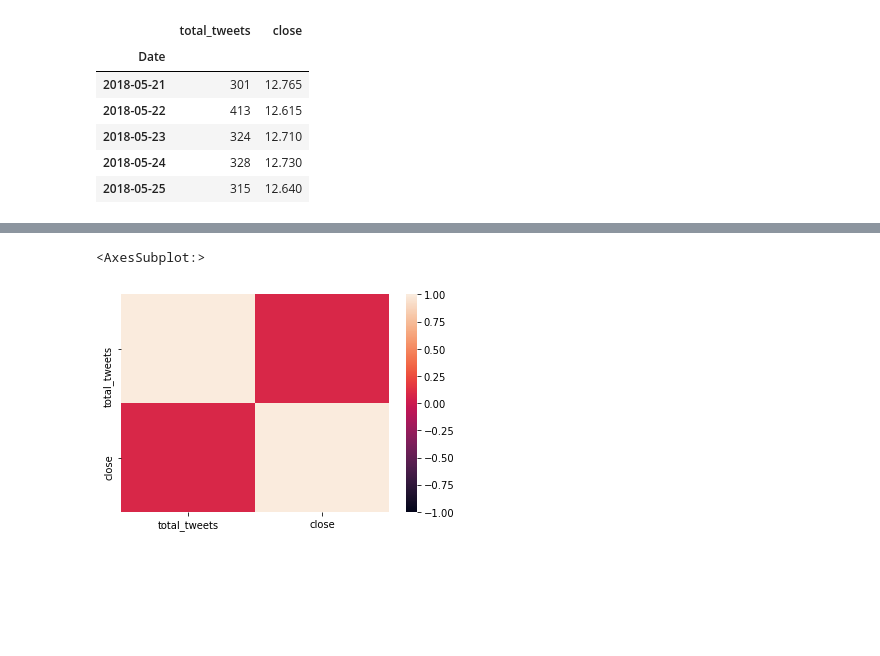
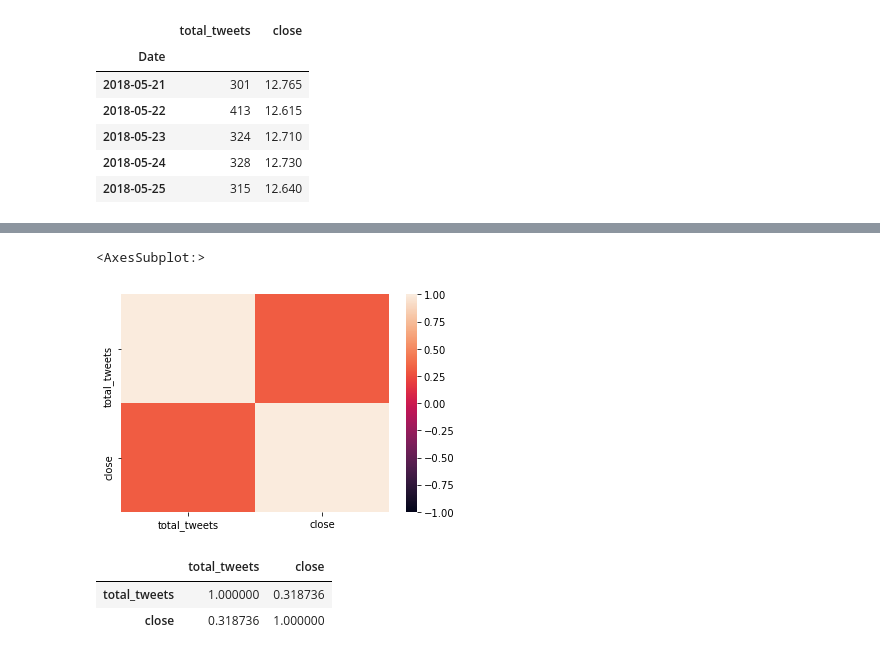
Before and after one commit to mhasnaind/Project1, a Jupyter notebook: Gamestop/Gamestop_data.ipynb, the cells around one changed output, grey strips where cells are left out. Drawn from its saved outputs; the diff is of its cells as text; code cells hidden in the pictures; blank space fills up the shorter version.

```diff
--- a/Gamestop/Gamestop_data.ipynb
+++ b/Gamestop/Gamestop_data.ipynb
@@ -164,3 +181,9 @@ df_gamestop_2.head()
 | 2018-05-23 00:00:00-04:00 | 12.54 | 12.750 | 12.44 | 12.710 | 2822301 |
 | 2018-05-24 00:00:00-04:00 | 12.58 | 12.780 | 12.45 | 12.730 | 2678786 |
 | 2018-05-25 00:00:00-04:00 | 12.75 | 12.800 | 12.58 | 12.640 | 2170417 |
+# %%
+
+
+df_gamestop_2.index = df_gamestop_2.index.values.astype('datetime64[D]')
+df_gamestop_2.index = df_gamestop_2.index.set_names(['Date'])
+df_gamestop_2.tail()
@@ -288,19 +346,13 @@ df_gamestop_2.tail()
 | 2021-05-18 | 174.70 | 189.2000 | 168.27 | 180.574 | 7540252 |
 | 2021-05-19 | 172.73 | 178.9799 | 164.15 | 168.839 | 4603845 |
 # %%
-result = pd.merge(twitter_data, df_gamestop_2['GME'], how='outer', on='Date')
+Social_GME_data = pd.merge(twitter_data, df_gamestop_2['GME'], how='outer', on='Date')
 
-#result = df.join(twitter_data, df_gamestop_2)
+Social_GME_data = Social_GME_data.drop(['gamestock','gamestonk','gme','r/wallstreetbets'], axis =1)
 
-#result = twitter_data.join(pd.concat([df_gamestop_2], axis=1, keys=['Date']))
+Social_GME_data = Social_GME_data.drop(['open','high','low','volume'], axis =1)
 
-#result.dropna(inplace = True)
-
-result = result.drop(['gamestock','gamestonk','gme','r/wallstreetbets'], axis =1)
-
-result = result.drop(['open','high','low','volume'], axis =1)
-
-result.head()
+Social_GME_data.head()
 # %% [output]
 |  | total_tweets | close |
 | Date |  |  |
@@ -332,0 +364,4 @@ TypeError: Cannot interpret '<attribute 'dtype' of 'numpy.generic' objects>' as
+# %%
+Social_GME_data_pct = Social_GME_data .pct_change()
+
+Social_GME_data_pct.head()
@@ -332,0 +376,5 @@ TypeError: Cannot interpret '<attribute 'dtype' of 'numpy.generic' objects>' as
+# %%
+Social_GME_pct_plot  = Social_GME_data_pct.dropna()
+Social_GME_pct_plot.head()
+
+Social_GME_pct_plot.plot()
@@ -333,9 +384,15 @@ TypeError: Cannot interpret '<attribute 'dtype' of 'numpy.generic' objects>' as
 # %%
-social_corr = result_final.corr()
+social_GME_corr = Social_GME_pct_plot.corr()
 
-social_corr
+social_GME_corr
 
 sns.heatmap(social_corr ,vmin=-1, vmax=1)
 # %% [output]
 <AxesSubplot:>
-[figure, old version]
+[figure, new version]
+# %%
+social_GME_corr
+# %% [output]
+|  | total_tweets | close |
+| total_tweets | 1.000000 | 0.318736 |
+| close | 0.318736 | 1.000000 |
```
Also changed, not shown: parts of 36 cells of this notebook, 3 other files.
